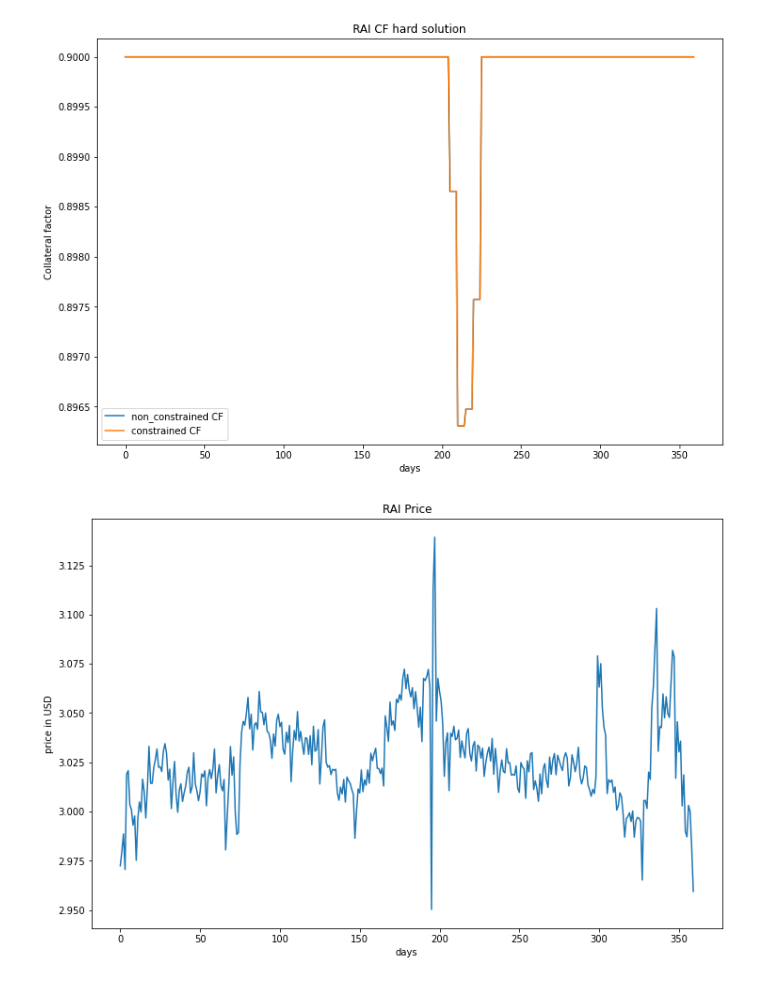
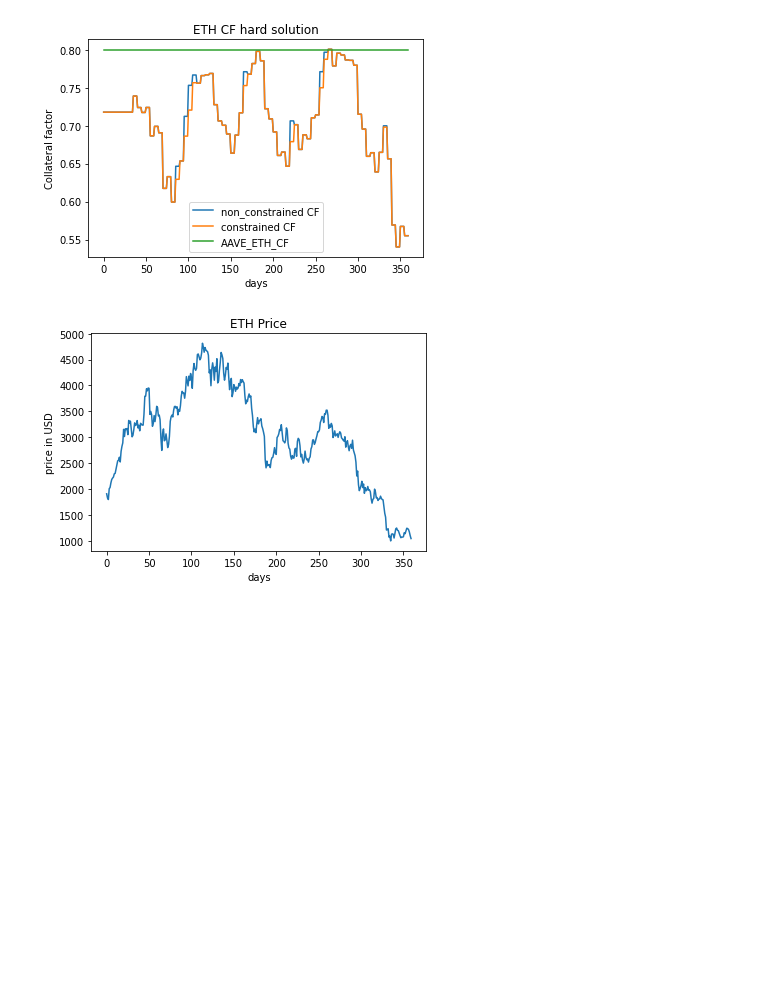
Before and after one commit to LightAllmight/Rhezus, a Jupyter notebook: RH.ipynb, the cells around one changed output. Saved outputs shown, nothing was run; the diff lists cells and outputs as text; code cells hidden in the pictures; blank space fills up the shorter version.

```diff
--- a/RH.ipynb
+++ b/RH.ipynb
@@ -8,7 +8,7 @@ import pandas as pd
                                             # Parameters #
 
 alfa = 0.7
-Title = "RAI" # "Shiba-Inu", "RAI", "FEI", "ETH", "BTC"                # Choose the desired Asset for test
+Title = "ETH" # "Shiba-Inu", "RAI", "FEI", "ETH", "BTC"                # Choose the desired Asset for test
 sigma_event = 3                                                              # Desired sigma event quality
 
 # CF constraints
@@ -60,6 +60,9 @@ def daily_change(P, period = 1):
     Prices = np.random.randint(mean_price * (1 - (sigma_event*prices_range_ratio)), mean_price * (1 + (sigma_event*prices_range_ratio)), size=period)
     return np.hstack((P[period:], Prices))
 
+def expected_Price(P, std):
+    return (3*std -(P[-1]/P[-2])P[-1])
+
 def raw_formula(sigm, crash_sigm, CF_acc = 0, liq_rate=0):
 
     ###
@@ -76,7 +79,7 @@ def raw_formula(sigm, crash_sigm, CF_acc = 0, liq_rate=0):
     Up = 1-(liq_rate*Liq_a2)
     Rest = Up*CF*(price_ratio*(1-(crash_sigm*sigm)))
 
-    print(" CF = {:.3f}, debt = {:.3f}, rest = {:.3f}".format(CF, Debt/2, Rest))
+    #print(" CF = {:.3f}, debt = {:.3f}, rest = {:.3f}".format(CF, Debt/2, Rest))
 
 
     # !!! comparison with accurate solution (not ready yet) !!! #
@@ -127,6 +130,11 @@ for i in range((CF_test_period-validation_period)//update_period):
 
     returns = returns_calculation(Prices)#[-28:])
     std_returns = STD_calculation(returns)
+
+    ###
+    expected_overPrice = expected_Price(Prices, std_returns)
+    percent_overPrice = np.abs(Prices[-1]-expected_overPrice)/Prices[-1]
+    ###
 
     #Res_acc = CF_calculation(Prices[-28:] / (np.mean(Prices)), sigma_event)
     Res_raw = raw_formula(std_returns, sigma_event)
@@ -181,39 +173,41 @@ mp.rcParams['figure.figsize'] = [12, 8]
 fig, ax = mp.subplots()
 helped = np.full((CF_test_period - Raw_g.shape[0]), Raw_g[0])
 showcase = np.zeros(CF_test_period - Raw_g.shape[0])
+aave = [0.80]
 
 # plot without validation period
 # Non_constrained, = ax.plot(x_ax[validation_period:CF_test_period-2], Raw_g, label = "non_constrained CF")
 # Constrained, = ax.plot(x_ax[validation_period:CF_test_period-2], Raw_g_const, label = "constrained CF")
 
 # plot with validation period
 Non_constrained, = ax.plot(x_ax, np.hstack((helped, Raw_g)), label = "non_constrained CF")
 Constrained, = ax.plot(x_ax, np.hstack((helped, Raw_g_const)), label = "constrained CF")
+AAVE_CF, = ax.plot(x_ax, aave*CF_test_period, label = "AAVE_ETH_CF")
 
 
 #Non_constrained_showcase, = ax.plot(x_ax, np.hstack((showcase, Raw_g)), label = "non_constrained CF")
 Constrained_showcase = np.hstack((showcase, Raw_g_const))
 
 # plot CF
 
 mp.xlabel("days")
 mp.ylabel("Collateral factor")
 mp.title("{:.15s} CF hard solution".format(Title))
-ax.legend(handles = [Non_constrained, Constrained])
+ax.legend(handles = [Non_constrained, Constrained,  AAVE_CF])
 mp.show()
 
 # plot Prices
 mp.plot(x_ax, lastN_prices)
 mp.xlabel("days")                                                                               # plot prices for comparison
 mp.ylabel("price in USD")
 mp.title("{:.15s} Price". format(Title))
 mp.show()
 
-mp.plot(x_ax, Constrained_showcase)
-mp.xlabel("days")
-mp.ylabel("Collateral factor")
-mp.title("{:.15s} CF hard solution".format(Title))
-mp.show()
+# mp.plot(x_ax, Constrained_showcase)
+# mp.xlabel("days")
+# mp.ylabel("Collateral factor")
+# mp.title("{:.15s} CF hard solution".format(Title))
+# mp.show()
 # %% [output]
-[figure, old version]
+[figure, new version]
-[figure, old version]
+[figure, new version]
```
Also changed, not shown: parts of 5 cells of this notebook.
